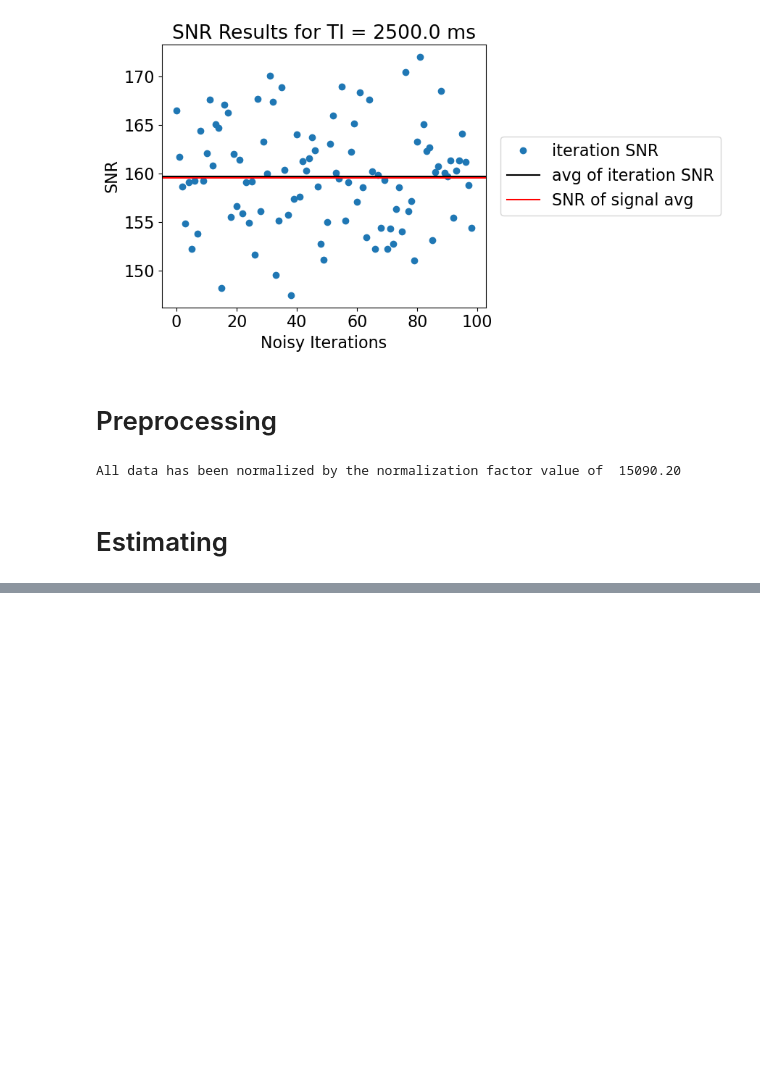
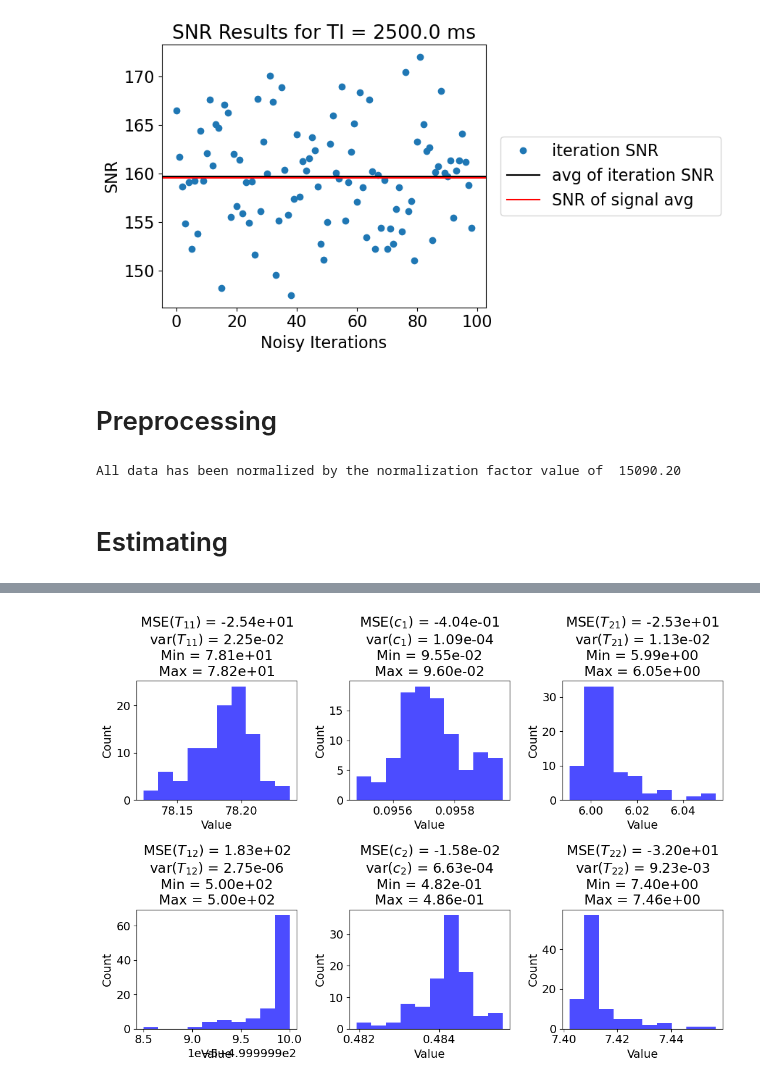
Before and after one commit to Griffin997/Stabilization, a Jupyter notebook: Experimental_TI_Data/Gel_Experiment.ipynb, the cells around one changed output, grey strips where cells are left out. Drawn from its saved outputs; the diff is of its cells as text; code cells hidden in the pictures; blank space fills up the shorter version.

```diff
--- a/Experimental_TI_Data/Gel_Experiment.ipynb
+++ b/Experimental_TI_Data/Gel_Experiment.ipynb
@@ -22,7 +23,7 @@ import os
 # Options
 # %%
 normalize_data = True
-random_start = False
+random_start = True
 full_plot = False
 early_subset = True
 introduce_offset = True
@@ -60,6 +61,8 @@ if early_subset:
 raw_real = np.real(raw_complex)
 raw_imag = np.imag(raw_complex)
 
+multi_start_obj = 20
+
 if imag_opt:
     raw_data = raw_imag
 else:
@@ -114,7 +117,7 @@ def S_biX_6p_ravel(T_dat, T11, T12, c1, c2, T21, T22):
 
 def get_func_bounds(func):
     f_name = func.__name__
-    if f_name == "S_biX_6p":
+    if f_name.find("S_biX_6p") > -1:
         lower_bound = (1, 1, 0, 0, 1, 1)
         upper_bound = (500, 500, 1, 1, 150, 150)
     elif f_name == "S_moX_3p":
@@ -161,7 +164,6 @@ def set_p0(func, random = True):
     return p0
 
 
-
 def det_normFactor(noisy_curve):
 
     lb = (0, 0, 0, 0)
@@ -290,6 +316,7 @@ if normalize_data:
     print(f"All data has been normalized by the normalization factor value of {norm_factor: 0.2f}")
 else:
     print("No Normalization")
+    normed_data = raw_data
 # %% [output]
 All data has been normalized by the normalization factor value of  15090.20
 # %% [markdown]
@@ -299,0 +365,25 @@ vecT = np.vstack((mTE.ravel(), mTI.ravel()))
+# %%
+plt.rc('font', size = 14)
+
+fig, ax = plt.subplots(2, 3, figsize=(11, 8), tight_layout=True)
+# fig.suptitle(f"Parameter Estimates at Specific Null Point Guess\nNull Point 1 = {np1_array[center1_ioi]} :: Null Point 2 = {np2_array[center2_ioi]}\n{var_reps} Iterations :: SNR = {SNR_array[SNR_index_oi] :0.2f}\n{ParamTitle_6p} = [{T11},{T12},{c1},{c2},{T21},{T21*T2rat_array[T2rat_index_oi]:.0f}]")
+
+MSEMat, varMat, sqBMat = calc_MSE(param_iters_conven, true_params)
+
+for i in range(param_iters_conven.shape[-1]):
+
+    # bin_array = np.arange(0, 1, 0.01)
+    ax[i%2, i//2].hist(x=param_iters_conven[:,i], color='b', alpha = 0.7)
+    # ax[i%2, i//2].axvline(x = true_params[i], color='m', ls = '--')
+    ax[i%2, i//2].set_xlabel('Value')
+    ax[i%2, i//2].set_ylabel('Count')
+    ax[i%2, i//2].set_title(f"MSE({ParamTitle_6p[i]}) = {MSEMat[i]:.2e}\nvar({ParamTitle_6p[i]}) = {varMat[i]:.2e}\nMin = {np.min(param_iters_conven[:,i]):.2e}\nMax = {np.max(param_iters_conven[:,i]):.2e}")
+
+    ymin, ymax = ax[i%2, i//2].get_ylim()
+    xmin, xmax = ax[i%2, i//2].get_xlim()
+    yup = ymin+(ymax-ymin)*2//3
+    ydn = ymin+(ymax-ymin)*1//3
+    # ax[1,0].text(xmin+(xmax-xmin)*0.1, yup, f"MSE({ParamTitle_6p[-4]}): {MSEMat[-4] :0.2e}", color = 'k')
+    # ax[1,0].text(xmin+(xmax-xmin)*0.1, ydn, f"MSE({ParamTitle_6p[-3]}): {MSEMat[-3] :0.2e}", color = 'k')
+# %% [output]
+[figure, added]
```
Also changed, not shown: parts of 33 cells of this notebook, 1 other file.
